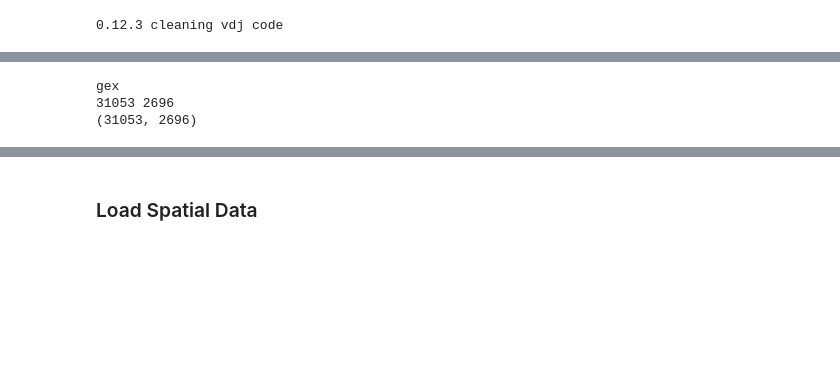
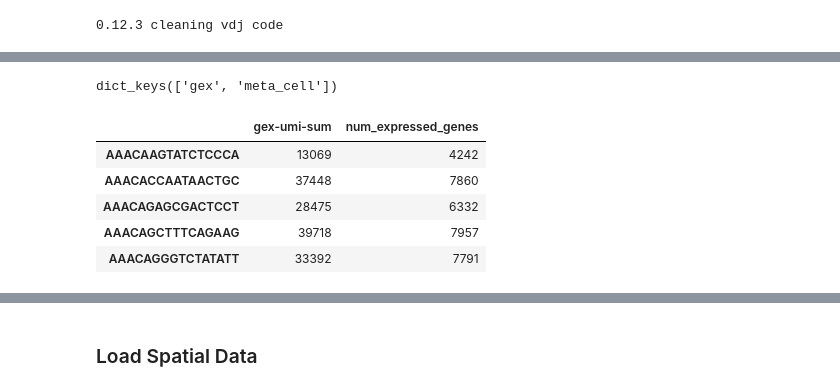
Before and after one commit to ismms-himc/visium-clustergrammer2, a Jupyter notebook: notebooks/0.1.0_Load_Visium_Data.ipynb, the cells around one changed output, grey strips where cells are left out. Cells and saved outputs as stored; diff of their text form; code cells hidden in the pictures; blank space fills up the shorter version.

```diff
--- a/notebooks/0.1.0_Load_Visium_Data.ipynb
+++ b/notebooks/0.1.0_Load_Visium_Data.ipynb
@@ -29,9 +30,3 @@ from clustergrammer2 import net
 base_dir = '../data/primary/V1_Mouse_Brain_Sagittal_Anterior/'
 # %%
 feat_data = hf.load_crv3_feature_matrix(base_dir + 'filtered_feature_bc_matrix/')
-# %%
-hf.check_feature_data_size(feat_data)
-# %% [output]
-gex
-31053 2696
-(31053, 2696)
@@ -37,0 +35,13 @@ gex
+# %%
+df.keys()
+# %% [output]
+dict_keys(['gex', 'meta_cell'])
+# %%
+df['meta_cell'].head()
+# %% [output]
+|  | gex-umi-sum | num_expressed_genes |
+| AAACAAGTATCTCCCA | 13069 | 4242 |
+| AAACACCAATAACTGC | 37448 | 7860 |
+| AAACAGAGCGACTCCT | 28475 | 6332 |
+| AAACAGCTTTCAGAAG | 39718 | 7957 |
+| AAACAGGGTCTATATT | 33392 | 7791 |
```
Also changed, not shown: parts of 8 cells of this notebook, 1 other file.
